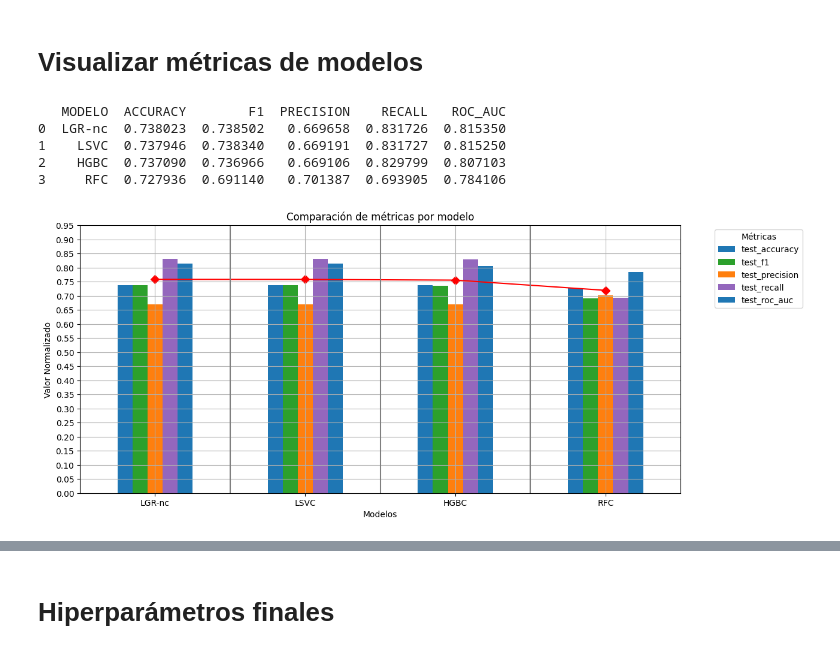
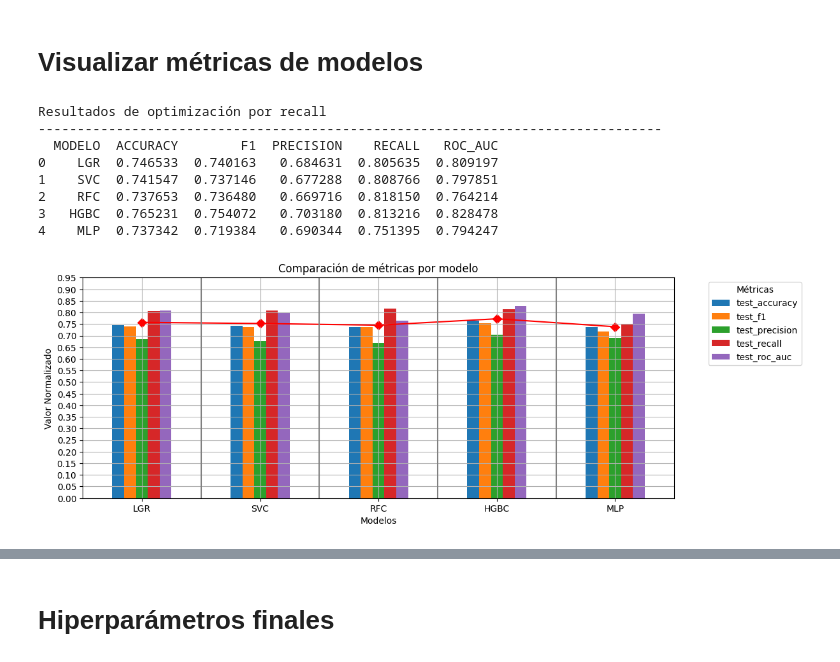
Before and after one commit to darangc/Modelo_deterioro_tramos, a Jupyter notebook: Notebooks/Fase 3 - Seleccionar Modelo.ipynb, the cells around one changed output, grey strips where cells are left out. Saved outputs shown, nothing was run; the diff lists cells and outputs as text; code cells hidden in the pictures.

Commit message:
Optimizado HGBC

```diff
--- a/Notebooks/Fase 3 - Seleccionar Modelo.ipynb
+++ b/Notebooks/Fase 3 - Seleccionar Modelo.ipynb
@@ -64,7 +64,8 @@ Name: count, dtype: int64
 
 conteo = Y.value_counts()
 balance = (min(conteo) / max(conteo))
-PESOS_DE_CLASE = {False: 1, True: 2}
+ajuste_prob = .5 - (1 - balance)
+print(f'Balance={balance:.2%}, ajuste_prob={ajuste_prob:.2%}')
 
 plt.bar(conteo.index.astype(str), conteo.values, color=['lightgreen', 'red'])
 for i, valor in enumerate(conteo.values):
@@ -275,25 +394,35 @@ dict_evaluaciones["GBC"].best_params = {'learning_rate': 0.01, 'max_depth': 10,
 # %%
 # Conjuntos de entrenamiento y de prueba
 x_train, x_test, y_train, y_test = train_test_split(X, Y)
+
+METRICA = 'recall'
+SCORING = ['recall', 'precision', 'f1', 'accuracy']
 
 print('Cálculo de hiperparámetros')
 print('-' * 80)
 for nombre, evaluacion in dict_evaluaciones.items():
     print(f'{nombre}')
-    if evaluacion.best_params == {}: # Recalcular solo si es nuevo
+    if evaluacion.isTrained:
+        print('Ya entrenado.')
+    elif evaluacion.best_params == {}: # Recalcular solo si es nuevo
+        # Busqueda exhaustiva
         searchCV = GridSearchCV(
             evaluacion.modelo, evaluacion.param_grid,
-            cv=5, scoring='recall', verbose=5,
-            n_jobs=-1,
-            #n_iter=10,
+            cv=10, scoring=SCORING, refit=METRICA,
+            verbose=5,
+            #n_jobs=-1,
         )
         searchCV.fit(x_train, y_train)
+        evaluacion.modelo = searchCV.best_estimator_
         evaluacion.best_params = searchCV.best_params_
-        print()
+    else:
+        print('Entrenando modelo con hiperparámetros previamente asignados...')
+        evaluacion.modelo.set_params(**evaluacion.best_params)
+        evaluacion.modelo.fit(x_train, y_train)
 
-    evaluacion.modelo.set_params(**evaluacion.best_params)
+    evaluacion.isTrained = True
     print(f'Modelo:', evaluacion.modelo)
-    print(evaluacion.best_params)
+    print(evaluacion.modelo.get_params())
     print('-' * 80)
 
 print('Hiperparámetros calculados.')
@@ -333,17 +460,15 @@ for nombre, evaluacion in dict_evaluaciones.items():
         print('Calculando...')
         evaluacion.scoresCV = cross_validate(
             estimator=evaluacion.modelo,
-            X=X, y=Y,
+            X=x_test, y=y_test,
             cv=10,
             scoring=['accuracy', 'f1', 'precision', 'recall', 'roc_auc'],
             verbose=3,
-            n_jobs=-1,
+            n_jobs=4,
         )
         print()
 
     df_scoresCV = pd.DataFrame(evaluacion.scoresCV)
-    #print(df_scoresCV)
-    #print('\nPromedios:')
     print(df_scoresCV.mean())
 
 print('-' * 100)
@@ -463,52 +557,55 @@ df_tabla_metricas.rename(
     inplace=True,
 )
 
+#print(df_tabla_metricas[df_tabla_metricas['MODELO'] == 'RFC'])
+print(f'Resultados de optimización por {METRICA}')
+print('-' * 80)
 print(df_tabla_metricas)
 # %% [output]
-   MODELO  ACCURACY        F1  PRECISION    RECALL   ROC_AUC
-0  LGR-nc  0.738023  0.738502   0.669658  0.831726  0.815350
-1    LSVC  0.737946  0.738340   0.669191  0.831727  0.815250
-2    HGBC  0.737090  0.736966   0.669106  0.829799  0.807103
-3     RFC  0.727936  0.691140   0.701387  0.693905  0.784106
+Resultados de optimización por recall
+--------------------------------------------------------------------------------
+  MODELO  ACCURACY        F1  PRECISION    RECALL   ROC_AUC
+0    LGR  0.746533  0.740163   0.684631  0.805635  0.809197
+1    SVC  0.741547  0.737146   0.677288  0.808766  0.797851
+2    RFC  0.737653  0.736480   0.669716  0.818150  0.764214
+3   HGBC  0.765231  0.754072   0.703180  0.813216  0.828478
+4    MLP  0.737342  0.719384   0.690344  0.751395  0.794247
 # %%
 # Visualizar gráfico de barras comparativo
 
 
 # Crear el gráfico de barras agrupadas por modelo y métricas
-ax = df_normalized.plot(kind='bar', figsize=(14, 5), color= ['#1f77b4', '#2ca02c', '#ff7f0e', '#9467bd'])
+ax = df_normalized.plot(kind='bar', figsize=(13, 4))
 ax.set_xticklabels(model_names, rotation=0, ha="center")
 
 legend = ax.legend(title='Métricas', bbox_to_anchor=(1.05, 1), loc='upper left')
 plt.tight_layout()
 plt.subplots_adjust(right=0.75) # Asegurarse de que la leyenda se ajuste adecuadamente
 
-# Calcular los promedios y agregar los diamantes sobre los grupos de barras
 averages = df_normalized.mean(axis=1)
 
-# Definir los pesos para cada métrica
-#weights = np.array([1,1,1,1])
-# Calcular el promedio ponderado usando los pesos
-#averages = df_normalized.dot(weights)
+# Definir los pesos para cada métrica y alcular el promedio ponderado usando los pesos
+# weights = np.array([0.1, 0.1, 0.1, 0.2, 0.1])
+# averages = df_normalized.dot(weights)
 
 for i, avg in enumerate(averages):
     plt.scatter(i, avg, marker='D', color='red', s=50)
 
 # Trazar la línea que une los puntos promedio
 plt.plot(averages.index, averages.values, marker='o', linestyle='-', color='red')
 
 # Agregar líneas entre los promedios de cada grupo
 for i in range(1, len(model_names)):
     plt.axvline(x=i-0.5, color='gray', linestyle='-')
 
 plt.yticks(np.arange(0, 1, 0.05))
-
 plt.title('Comparación de métricas por modelo')
 plt.xlabel('Modelos')
 plt.ylabel('Valor Normalizado')
 plt.grid()
 plt.show()
 # %% [output]
-[figure, old version]
+[figure, new version]
 # %%
 # Visualizar tiempos de ajuste
 
```
Also changed, not shown: parts of 44 cells of this notebook, 7 other files.
